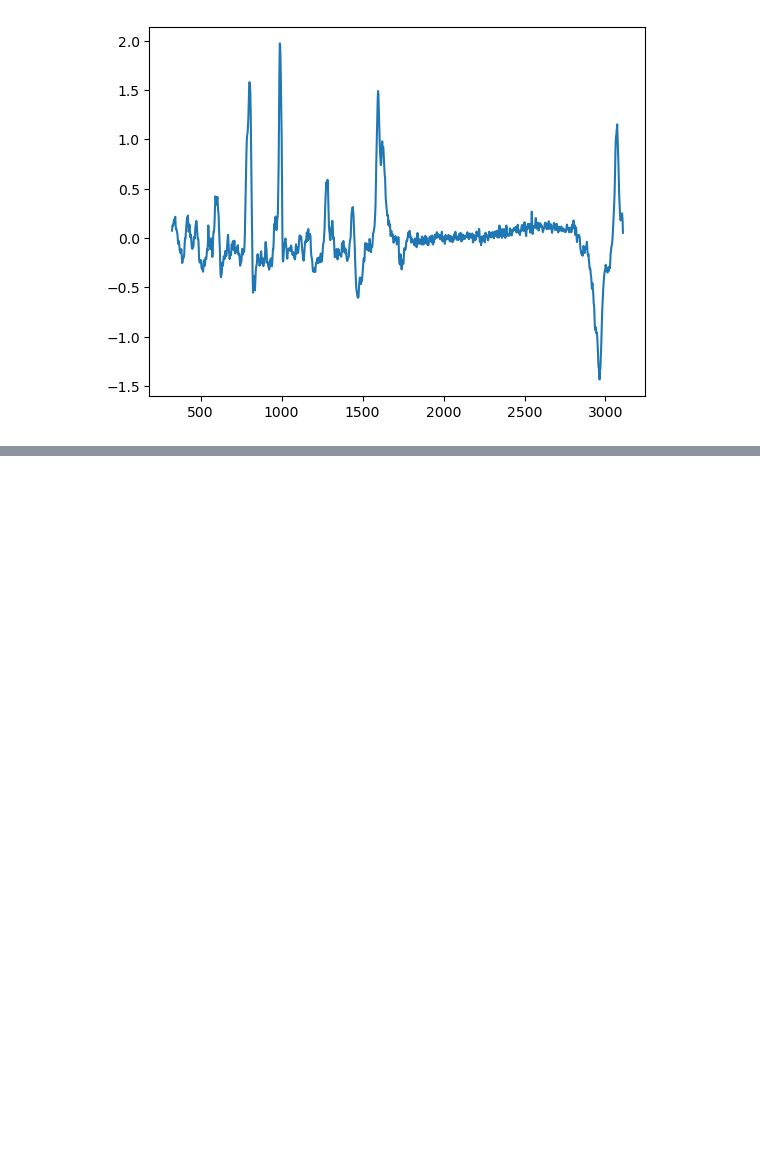
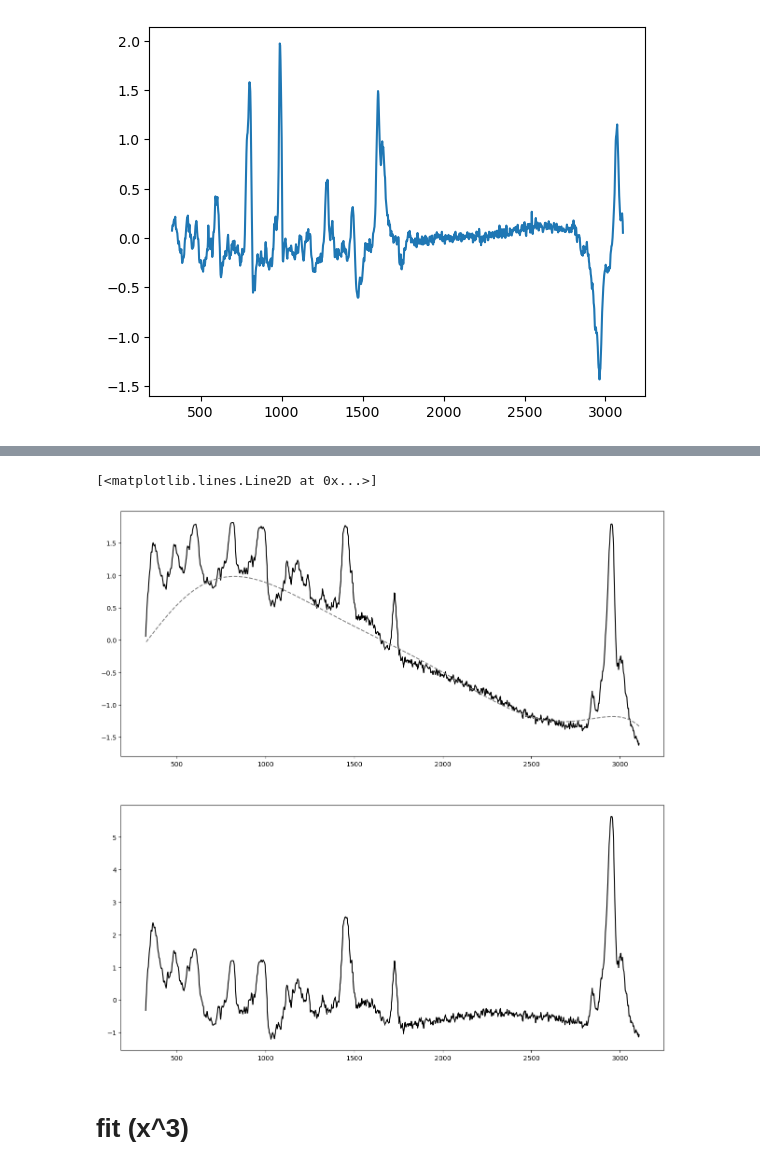
Before and after one commit to NoaVidovic/raman-processing, a Jupyter notebook: analysis.ipynb, the cells around one changed output, grey strips where cells are left out. Cells and saved outputs as stored; diff of their text form; code cells hidden in the pictures; blank space fills up the shorter version.

```diff
--- a/analysis.ipynb
+++ b/analysis.ipynb
@@ -172,6 +173,9 @@ plt.plot(benzo_wvn, benzo_spec)
 # %% [output]
 [<matplotlib.lines.Line2D at 0x...>]
 [figure]
+# %%
+def gnorm(x):
+    return (x - np.mean(x))/np.std(x)
 # %%
 pmma_mean = np.mean(pmma_spec)
 pmma_std = np.std(pmma_spec)
@@ -194,0 +285,12 @@ plt.plot(pmma_wvn, benzo_spec_normalized - pmma_smoothed_normalized)
+# %%
+signal_8 = gnorm(pmma_spec_normalized - bckg(pmma_wvn, N_poly, *par_8))
+
+fig, ax = plt.subplots(2, figsize=(15, 15))
+ax[0].plot(pmma_wvn, pmma_spec_normalized, c='black')
+ax[0].plot(pmma_wvn, bckg(pmma_wvn, N_poly, *par_8), c='gray', ls='--')
+ax[1].plot(pmma_wvn, signal_8, c='black')
+# %% [output]
+[<matplotlib.lines.Line2D at 0x...>]
+[figure, added]
+# %% [markdown]
+# fit (x^3)
```
Also changed, not shown: parts of 22 cells of this notebook.
